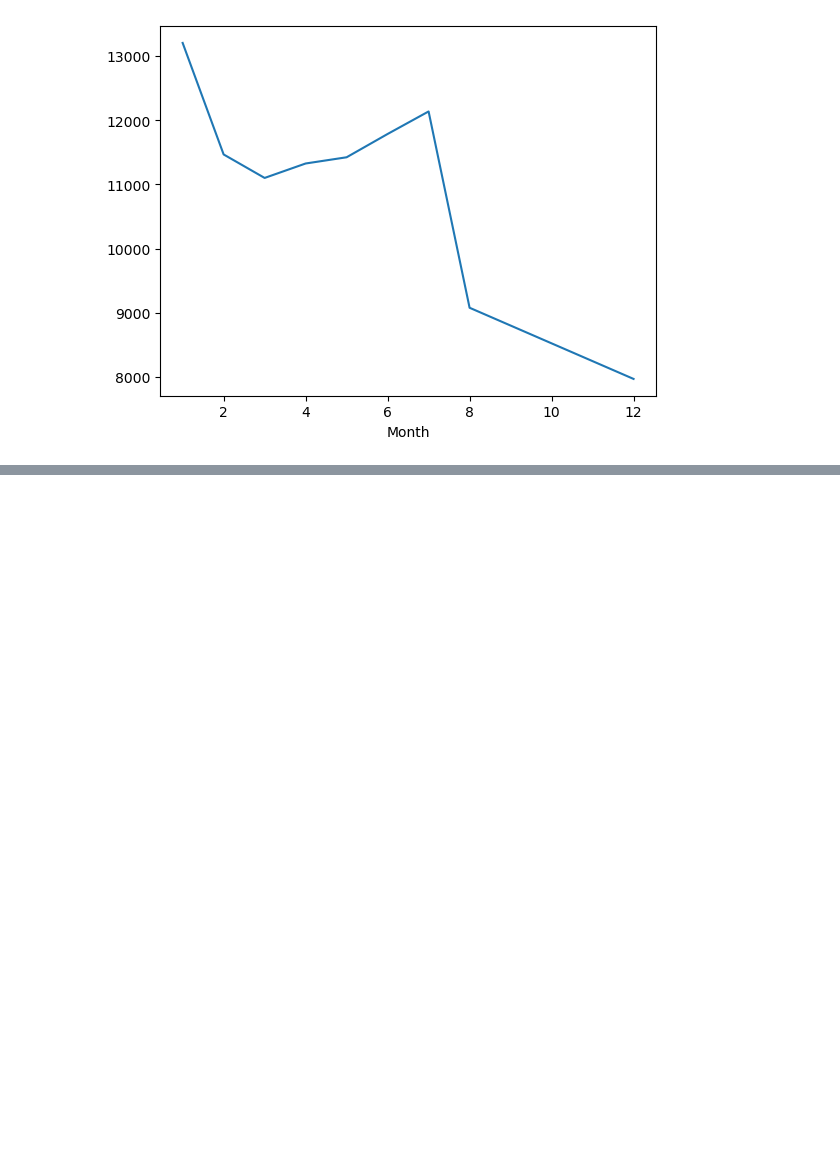
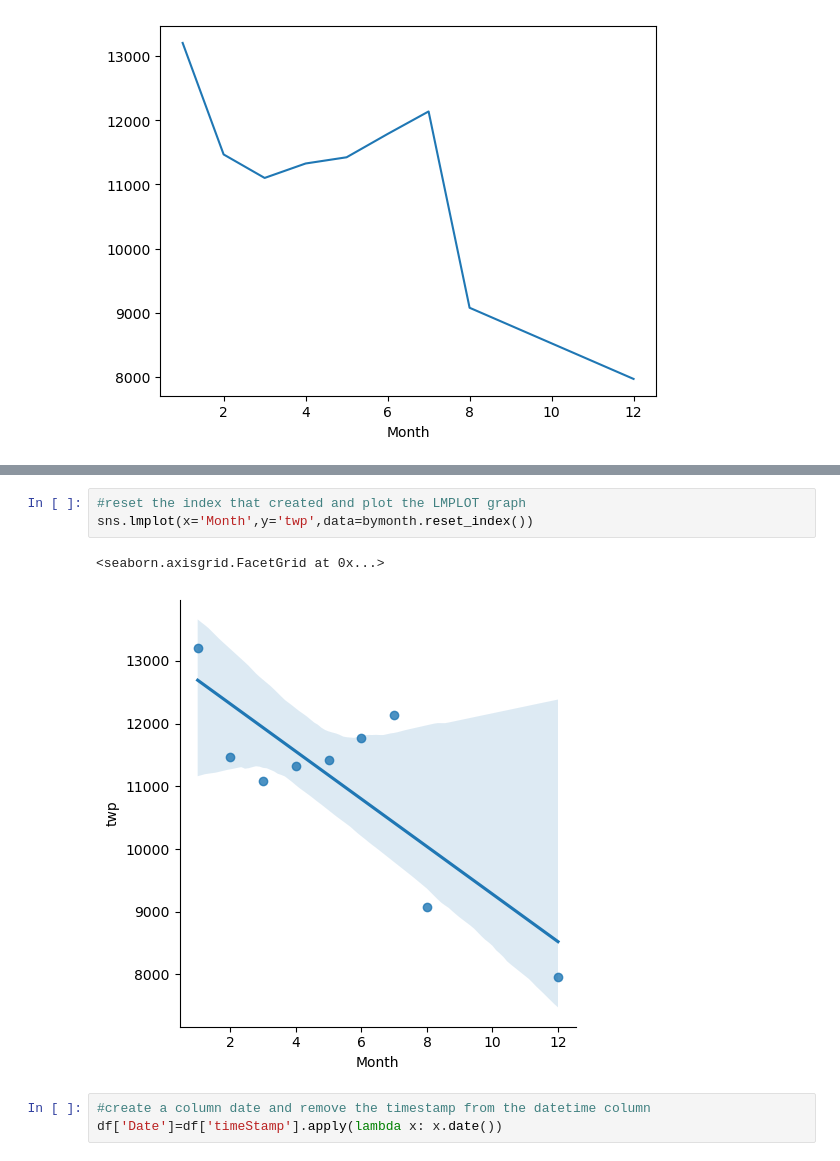
Before and after one commit to ramachandramerla/911-Analysis, a Jupyter notebook: 911_calls.ipynb, the cells around one changed output, grey strips where cells are left out. Saved outputs shown, nothing was run; the diff lists cells and outputs as text; blank space fills up the shorter version.

```diff
--- a/911_calls.ipynb
+++ b/911_calls.ipynb
@@ -179,0 +194,9 @@ bymonth['lat'].plot()
+# %%
+#reset the index that created and plot the LMPLOT graph
+sns.lmplot(x='Month',y='twp',data=bymonth.reset_index())
+# %% [output]
+<seaborn.axisgrid.FacetGrid at 0x...>
+[figure, added]
+# %%
+#create a column date and remove the timestamp from the datetime column
+df['Date']=df['timeStamp'].apply(lambda x: x.date())
```
Also changed, not shown: parts of 2 cells of this notebook.
